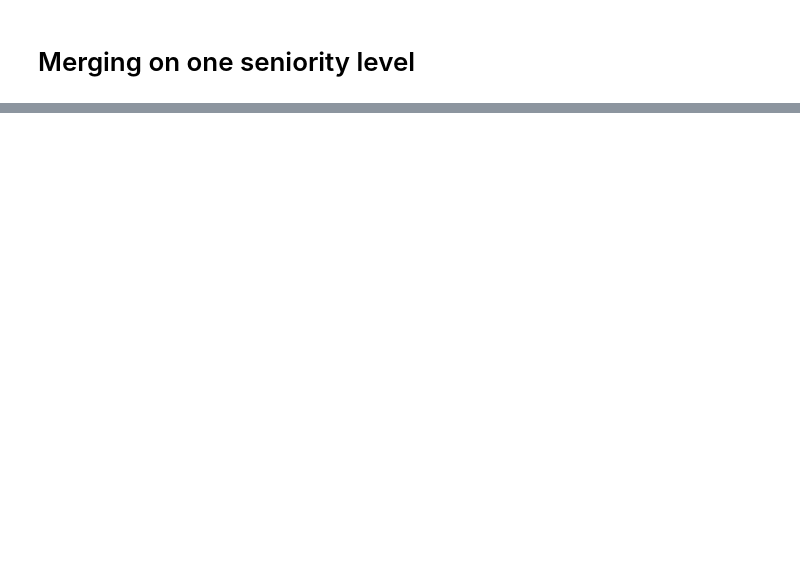
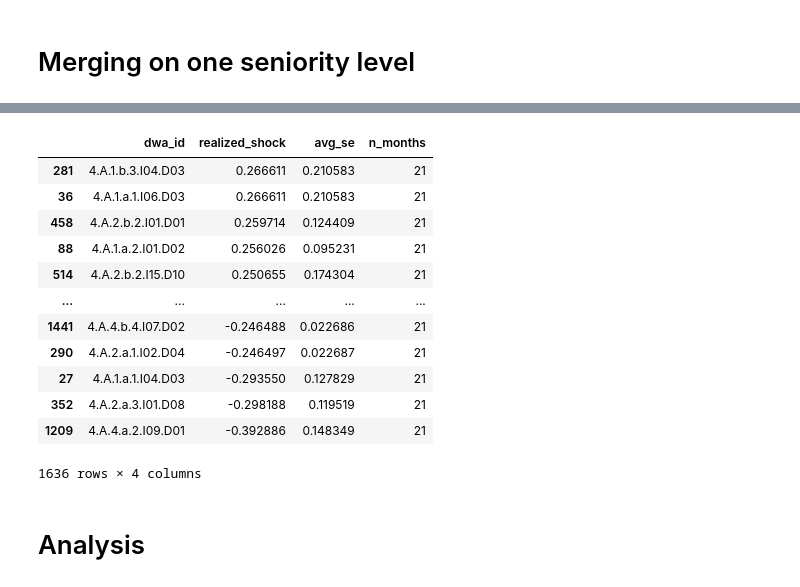
Before and after one commit to Pierre-Bouquet/Measuring-the-Uncertain-Task-Content-of-Work, a Jupyter notebook: 0_pre_processing.ipynb, the cells around one changed output, grey strips where cells are left out. Drawn from its saved outputs; the diff is of its cells as text; code cells hidden in the pictures; blank space fills up the shorter version.

```diff
--- a/0_pre_processing.ipynb
+++ b/0_pre_processing.ipynb
@@ -238,0 +814,32 @@ full_df
+# %%
+def calculate_realized_shocks(time_series_df):
+    print("--- CALCULATING REALIZED SHOCKS (EQUATION 3) ---")
+
+    # 1. Define the "Mature" Window
+    # Proposal: "Average effect over the mature post-treatment period: Jan 24 to Sep 25"
+    start_date = '2024-01-01'
+    end_date = '2025-09-01'
+
+    # 2. Filter Data
+    # Ensure index is accessible as columns for filtering
+    df = time_series_df.reset_index()
+
+    mask = (df['date'] >= start_date) & (df['date'] <= end_date)
+    post_period_data = df[mask]
+
+    print(f"Averaging coefficients from {start_date} to {end_date}...")
+
+    # 3. Group and Average
+    shocks = post_period_data.groupby('dwa_id').agg(
+        realized_shock=('beta', 'mean'),
+        avg_se=('se', 'mean'),  # Useful for weighting later
+        n_months=('date', 'count') # Quality check (should be ~21)
+    ).reset_index()
+
+    print(f"✅ Computed shocks for {len(shocks)} tasks.")
+    print(shocks.head())
+
+    return shocks
+
+# Run it
+task_shocks_df = calculate_realized_shocks(final_results_df)
@@ -238,0 +856,18 @@ full_df
+# %%
+task_shocks_df.sort_values('realized_shock', ascending=False)
+# %% [output]
+|  | dwa_id | realized_shock | avg_se | n_months |
+| 281 | 4.A.1.b.3.I04.D03 | 0.266611 | 0.210583 | 21 |
+| 36 | 4.A.1.a.1.I06.D03 | 0.266611 | 0.210583 | 21 |
+| 458 | 4.A.2.b.2.I01.D01 | 0.259714 | 0.124409 | 21 |
+| 88 | 4.A.1.a.2.I01.D02 | 0.256026 | 0.095231 | 21 |
+| 514 | 4.A.2.b.2.I15.D10 | 0.250655 | 0.174304 | 21 |
+| ... | ... | ... | ... | ... |
+| 1441 | 4.A.4.b.4.I07.D02 | -0.246488 | 0.022686 | 21 |
+| 290 | 4.A.2.a.1.I02.D04 | -0.246497 | 0.022687 | 21 |
+| 27 | 4.A.1.a.1.I04.D03 | -0.293550 | 0.127829 | 21 |
+| 352 | 4.A.2.a.3.I01.D08 | -0.298188 | 0.119519 | 21 |
+| 1209 | 4.A.4.a.2.I09.D01 | -0.392886 | 0.148349 | 21 |
+1636 rows × 4 columns
+# %% [markdown]
+# Analysis
```
Also changed, not shown: parts of 20 cells of this notebook, 4 other files.
